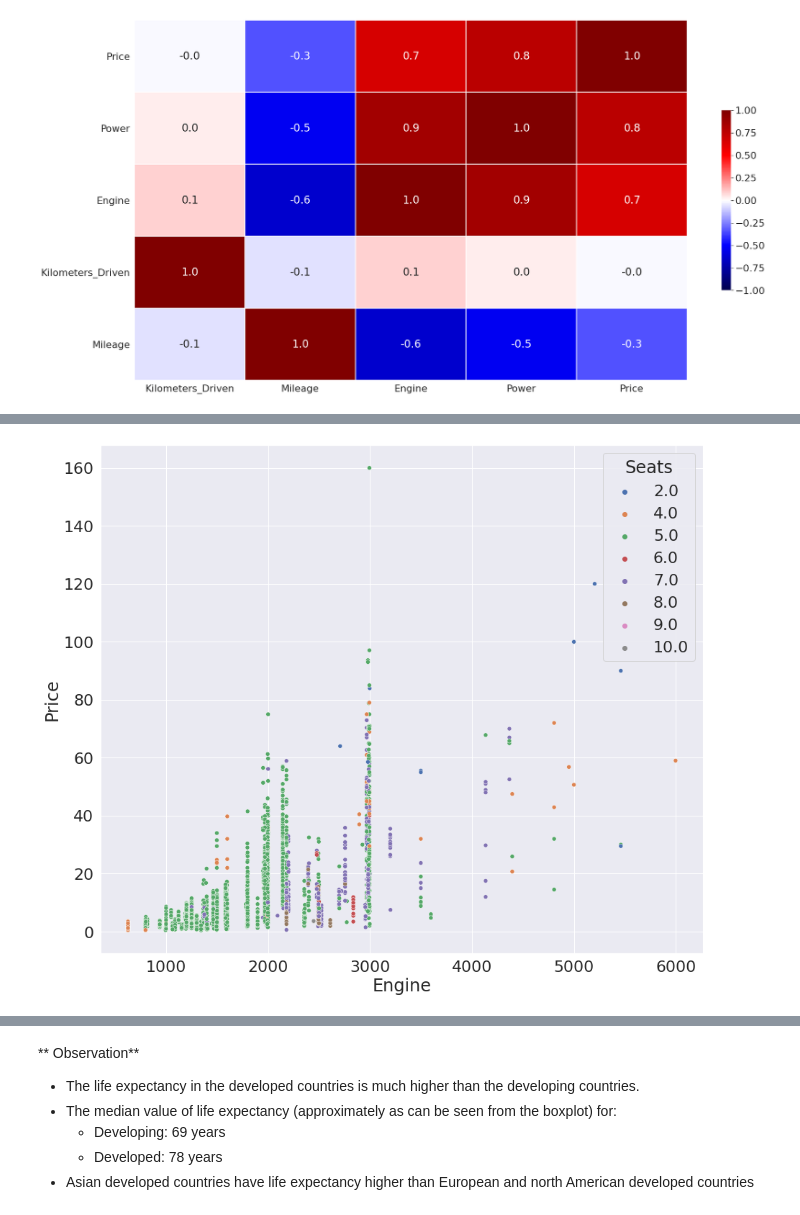
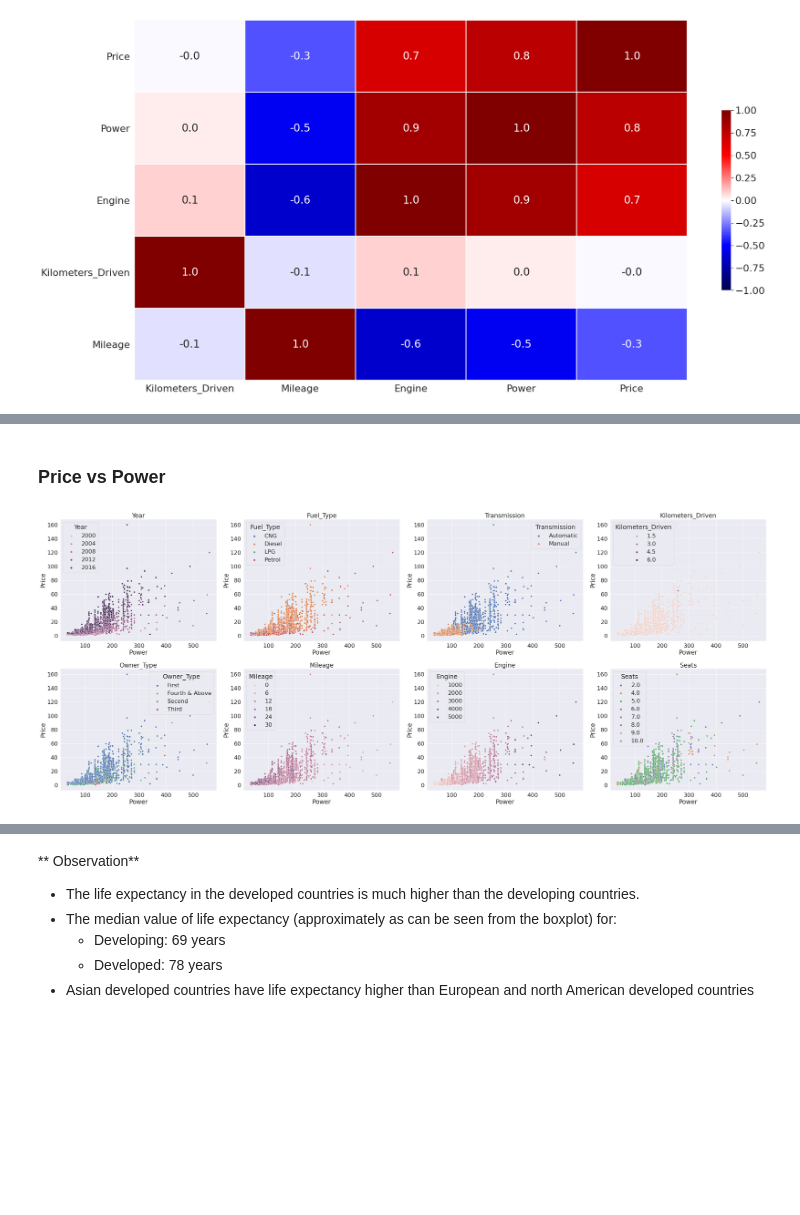
Before and after one commit to jkhan-prog/ML-model-to-predict-used-Car-price, a Jupyter notebook: PreOwned_Car_Sales.ipynb, the cells around one changed output, grey strips where cells are left out. Cells and saved outputs as stored; diff of their text form; code cells hidden in the pictures; blank space fills up the shorter version.

```diff
--- a/PreOwned_Car_Sales.ipynb
+++ b/PreOwned_Car_Sales.ipynb
@@ -756,6 +662,16 @@ sns.scatterplot(y='Price', x='Engine', hue ='Owner_Type', data=df1);
-# %%
-
-plt.figure(figsize=(15,13))
-sns.scatterplot(y='Price', x='Engine', hue ='Seats', data=df1);
-# %% [output]
-[figure, removed]
+# %% [markdown]
+### Price vs Power
+# %%
+plt.figure(figsize=(40,40))
+hue_columns = ['Year', 'Fuel_Type', 'Transmission', 'Kilometers_Driven', 'Owner_Type', 'Mileage', 'Engine', 'Seats']
+
+#for i in range(0,9):
+for i, variable in enumerate(hue_columns):
+                     plt.subplot(5,4,i+1)
+                     sns.scatterplot(y='Price', x='Power', hue = hue_columns[i], data=df1);
+                     plt.tight_layout()
+                     plt.title(variable)
+
+plt.show()
+# %% [output]
+[figure, added]
```
Also changed, not shown: parts of 76 cells of this notebook.
